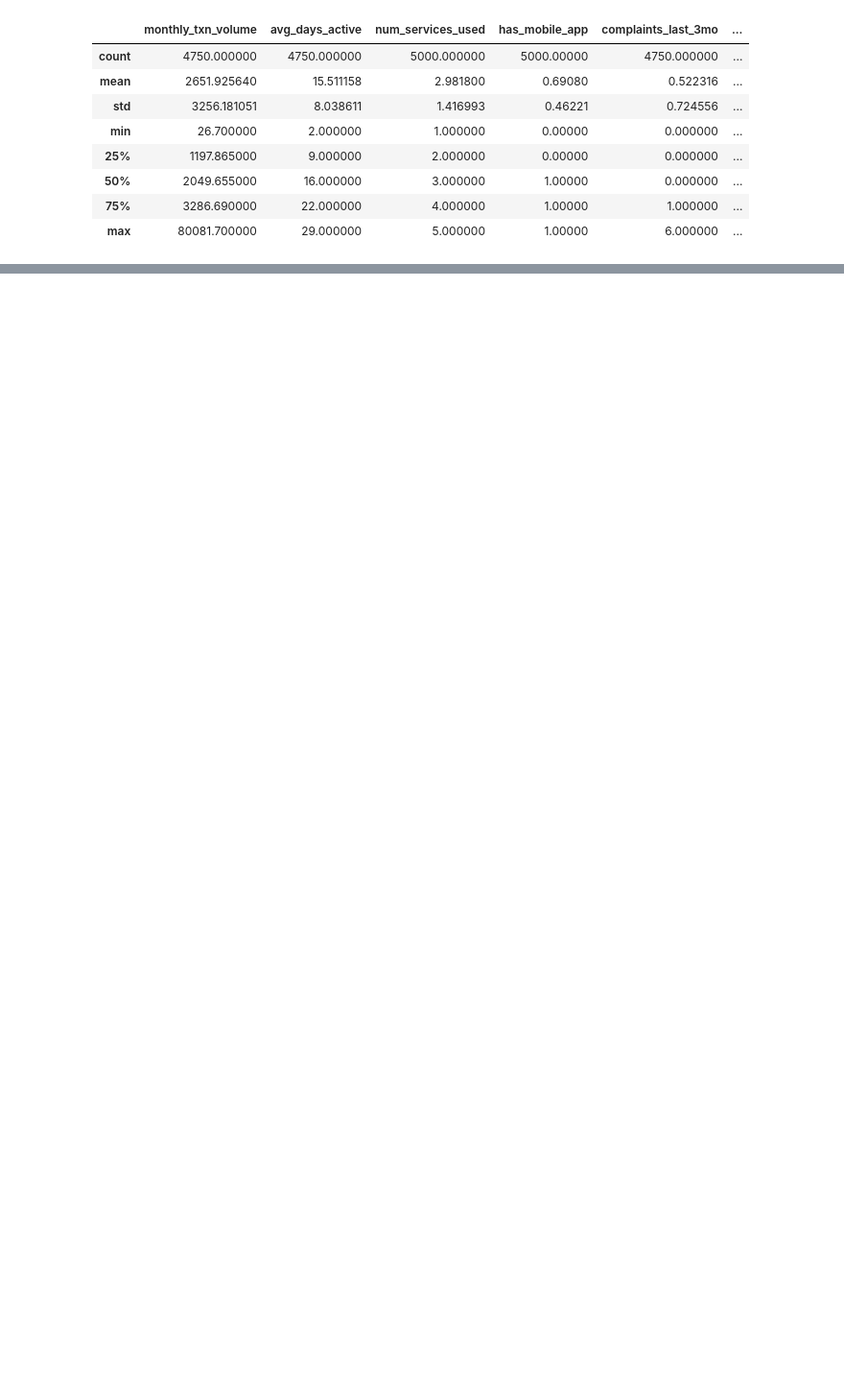
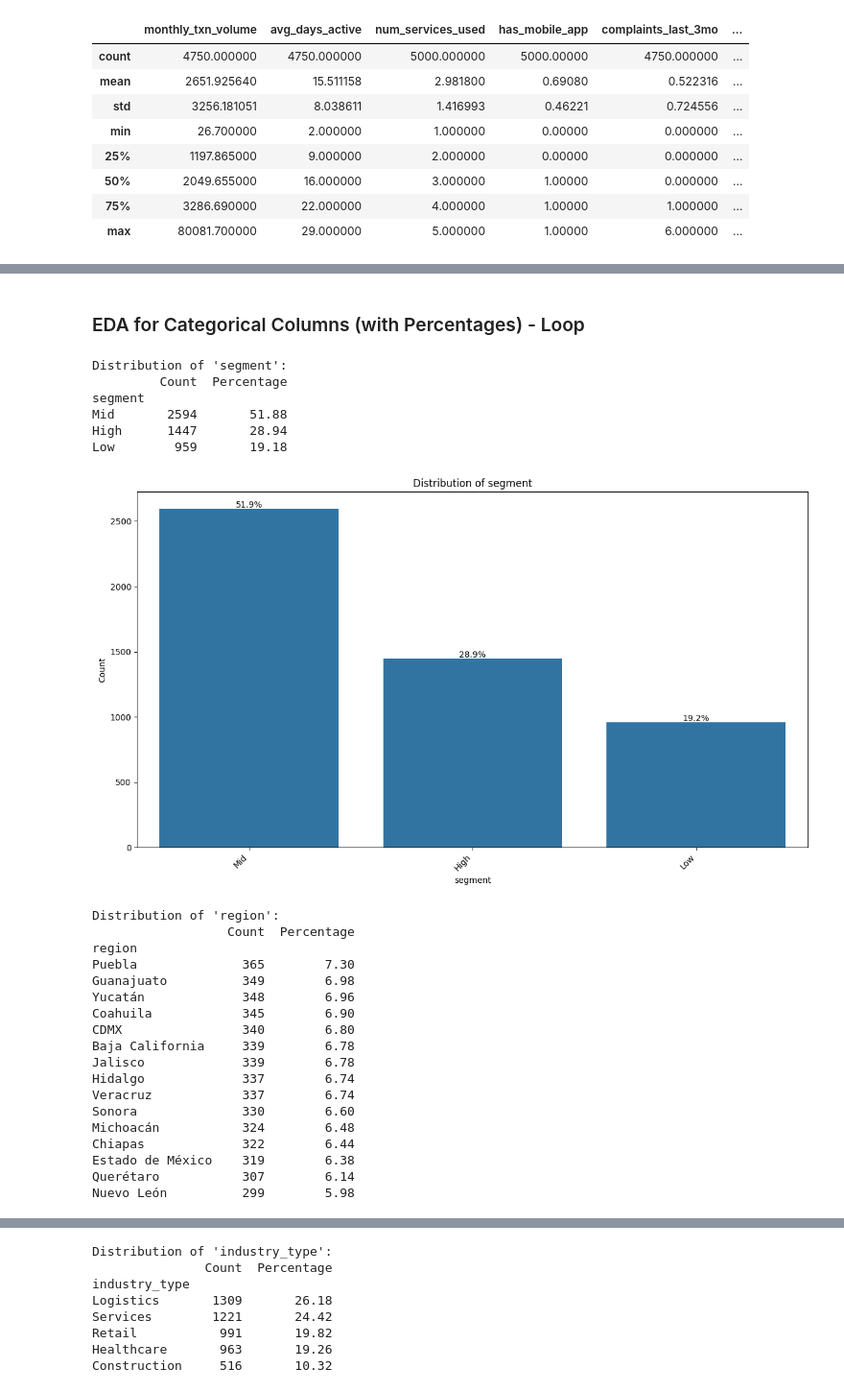
Before and after one commit to marina237/novaEdge, a Jupyter notebook: novaEdge.ipynb, the cells around one changed output, grey strips where cells are left out. Shown: that part at 96% size. Drawn from its saved outputs; the diff is of its cells as text; code cells hidden in the pictures; blank space fills up the shorter version.

```diff
--- a/novaEdge.ipynb
+++ b/novaEdge.ipynb
@@ -151,0 +242,14 @@ else:
+# %%
+# Impute missing values in numerical columns with the median
+numerical_cols_to_impute = ["monthly_txn_volume", "avg_days_active", "complaints_last_3mo"]
+
+for col in numerical_cols_to_impute:
+    if col in df.columns:
+        median_val = df[col].median()
+        df[col].fillna(median_val, inplace=True)
+        print(f"Imputed missing values in '{col}' with the median ({median_val}).")
+    else:
+        print(f"Column '{col}' not found in the DataFrame.")
+
+print("\nMissing values after imputation of numerical columns:")
+print(df[numerical_cols_to_impute].isnull().sum())
@@ -151,0 +334,55 @@ else:
+# %% [markdown]
+### EDA for Categorical Columns (with Percentages) - Loop
+# %%
+categorical_cols = ['segment', 'region', 'industry_type', 'customerNotesCategories']
+
+for col in categorical_cols:
+    if col in df.columns:
+        print(f"\nDistribution of '{col}':")
+        counts = df[col].value_counts()
+        percentages = df[col].value_counts(normalize=True) * 100
+        print(pd.DataFrame({'Count': counts, 'Percentage': percentages}))
+
+        plt.figure(figsize=(12, 7))
+        ax = sns.countplot(data=df, x=col, order=counts.index)
+        plt.title(f'Distribution of {col}')
+        plt.ylabel('Count')
+        plt.xticks(rotation=45, ha='right')
+
+        # Annotate bars with percentages
+        for p in ax.patches:
+            height = p.get_height()
+            ax.text(p.get_x() + p.get_width()/2., height + 10,
+                    '{:1.1f}%'.format(height/len(df)*100),
+                    ha="center")
+
+        plt.tight_layout()
+        plt.show()
+    else:
+        print(f"Column '{col}' not found in the DataFrame.")
+# %% [output]
+Distribution of 'segment':
+         Count  Percentage
+segment
+Mid       2594       51.88
+High      1447       28.94
+Low        959       19.18
+[figure, added]
+Distribution of 'region':
+                  Count  Percentage
+region
+Puebla              365        7.30
+Guanajuato          349        6.98
+Yucatán             348        6.96
+Coahuila            345        6.90
+CDMX                340        6.80
+Baja California     339        6.78
+Jalisco             339        6.78
+Hidalgo             337        6.74
+Veracruz            337        6.74
+Sonora              330        6.60
+Michoacán           324        6.48
+Chiapas             322        6.44
+Estado de México    319        6.38
+Querétaro           307        6.14
+Nuevo León          299        5.98
@@ -151,0 +390,8 @@ else:
+Distribution of 'industry_type':
+               Count  Percentage
+industry_type
+Logistics       1309       26.18
+Services        1221       24.42
+Retail           991       19.82
+Healthcare       963       19.26
+Construction     516       10.32
```
Also changed, not shown: parts of 21 cells of this notebook.
